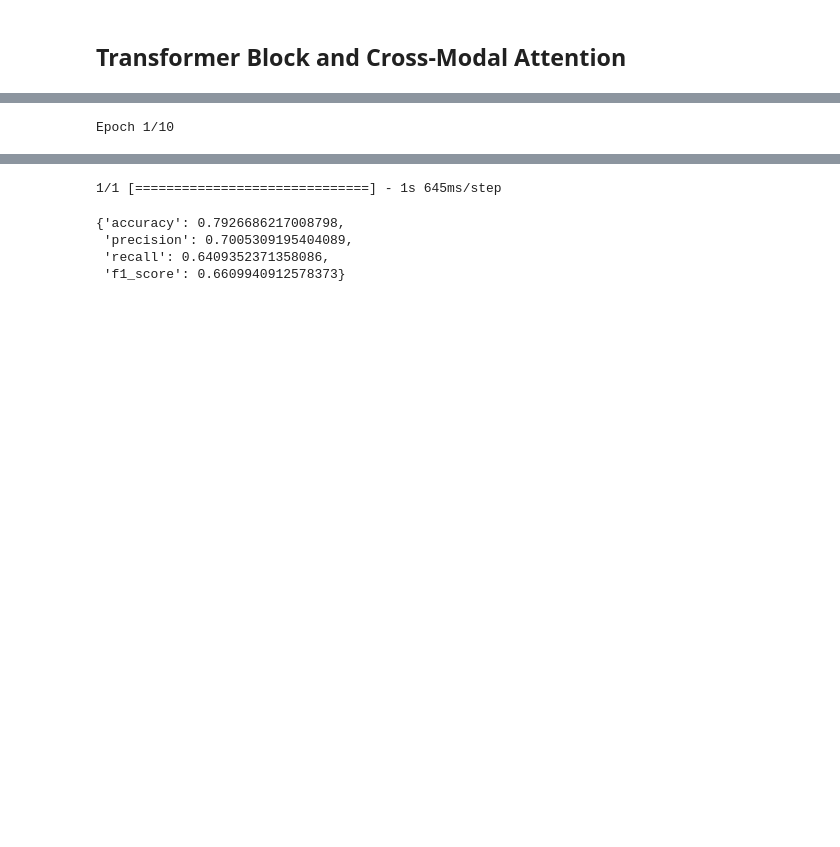
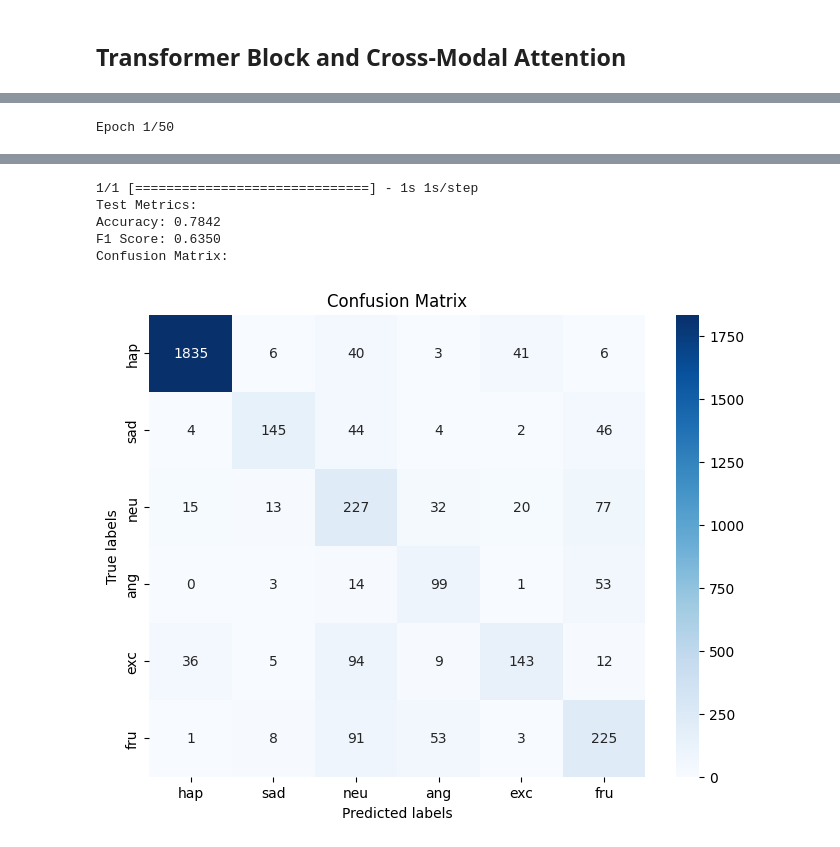
Before and after one commit to vennietweek/multimodal-speech-emotion-recognition, a Jupyter notebook: 5_multimodal_model.ipynb, the cells around one changed output, grey strips where cells are left out. Drawn from its saved outputs; the diff is of its cells as text; code cells hidden in the pictures; blank space fills up the shorter version.

```diff
--- a/5_multimodal_model.ipynb
+++ b/5_multimodal_model.ipynb
@@ -87,7 +414,7 @@ class CrossModalAttentionLayer(tf.keras.layers.Layer):
 # %%
-class MultimodalModel(Model):
+class MultimodalTransformerModel(Model):
     def __init__(self, d_model, num_heads, dff, rate=0.1, num_classes=10):
-        super(MultimodalModel, self).__init__()
+        super(MultimodalTransformerModel, self).__init__()
         # Transformer block for processing video features
         self.video_transformer = TransformerBlock(d_model=512, num_heads=8, dff=dff, rate=rate)
 
@@ -106,7 +433,6 @@ class MultimodalModel(Model):
 
         # Final processing and classification layers
         self.concat = Concatenate()
-        self.global_pool = GlobalAveragePooling1D()
         self.classifier = Dense(num_classes, activation='softmax')
 
     def call(self, inputs, training):
@@ -141,24 +467,43 @@ class MultimodalModel(Model):
         accuracy = accuracy_score(y_true, y_pred)
         precision, recall, f1, _ = precision_recall_fscore_support(y_true, y_pred, average='macro')
 
-        # Return a dictionary of metrics
-        return {
+        self.test_metrics =  {
             'accuracy': accuracy,
             'precision': precision,
             'recall': recall,
             'f1_score': f1,
+            'cm': confusion_matrix(y_true, y_pred)
         }
+
+    def print_metrics(self):
+        print("Test Metrics:")
+        print(f"Accuracy: {self.test_metrics['accuracy']:.4f}")
+        # print(f"Precision: {metrics['precision']:.4f}")
+        # print(f"Recall: {metrics['recall']:.4f}")
+        print(f"F1 Score: {self.test_metrics['f1_score']:.4f}")
+
+        class_labels = ['hap', 'sad', 'neu', 'ang', 'exc', 'fru']
+        print("Confusion Matrix:")
+        plt.figure(figsize=(8,6))
+        sns.heatmap(self.test_metrics['cm'], annot=True, fmt='g', cmap='Blues', xticklabels=class_labels, yticklabels=class_labels)
+        plt.xlabel('Predicted labels')
+        plt.ylabel('True labels')
+        plt.title('Confusion Matrix')
+        plt.show()
 # %%
 # Instantiate the model
-multimodal_model = MultimodalModel(d_model=100, num_heads=4, dff=2048, rate=0.1, num_classes=6)
+multimodal_transformer_model = MultimodalTransformerModel(d_model=100, num_heads=4, dff=2048, rate=0.1, num_classes=6)
 
 # Compile the model
-multimodal_model.compile(optimizer=Adam(learning_rate=0.001), loss='categorical_crossentropy', metrics=['accuracy'])
+multimodal_transformer_model.compile(optimizer=Adam(learning_rate=0.001), loss='categorical_crossentropy', metrics=['accuracy'])
 
 # Train the model
-multimodal_model.fit([train_audio, train_text, train_visual], train_label, epochs=10, batch_size=32)
+multimodal_transformer_model.fit([train_audio, train_text, train_visual], train_label, epochs=50, batch_size=32)
 
 # Evaluate the model
-multimodal_model.evaluate([test_audio, test_text, test_visual], test_label)
+multimodal_transformer_model.evaluate([test_audio, test_text, test_visual], test_label)
+
+# Print the metrics
+multimodal_transformer_model.print_metrics()
 # %% [output]
-Epoch 1/10
+Epoch 1/50
@@ -197,5 +535,6 @@ Epoch 10/10
-1/1 [==============================] - 1s 645ms/step
+1/1 [==============================] - 1s 1s/step
+Test Metrics:
+Accuracy: 0.7842
+F1 Score: 0.6350
+Confusion Matrix:
-{'accuracy': 0.7926686217008798,
- 'precision': 0.7005309195404089,
- 'recall': 0.6409352371358086,
- 'f1_score': 0.6609940912578373}
+[figure, added]
```
Also changed, not shown: parts of 22 cells of this notebook, 1 other file.
